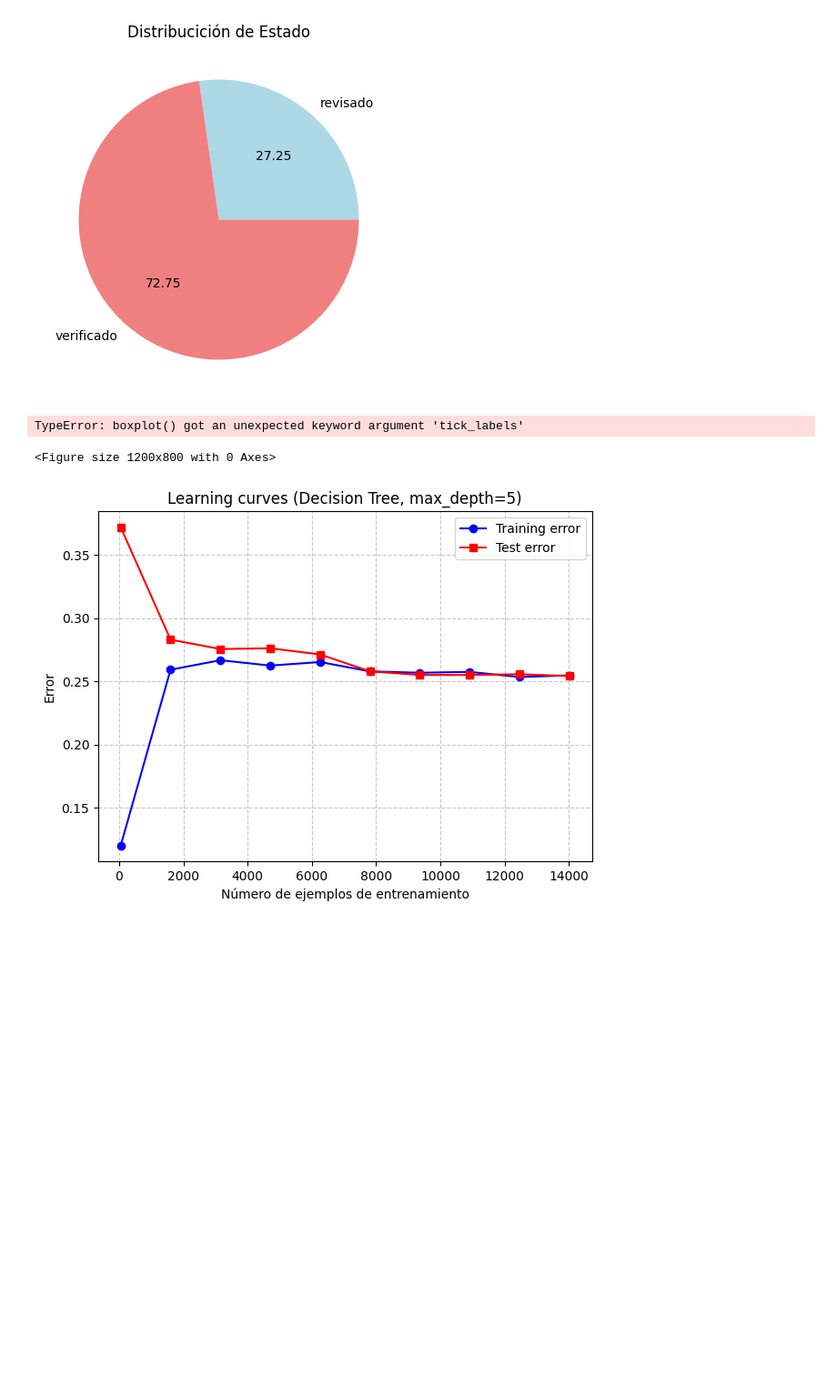
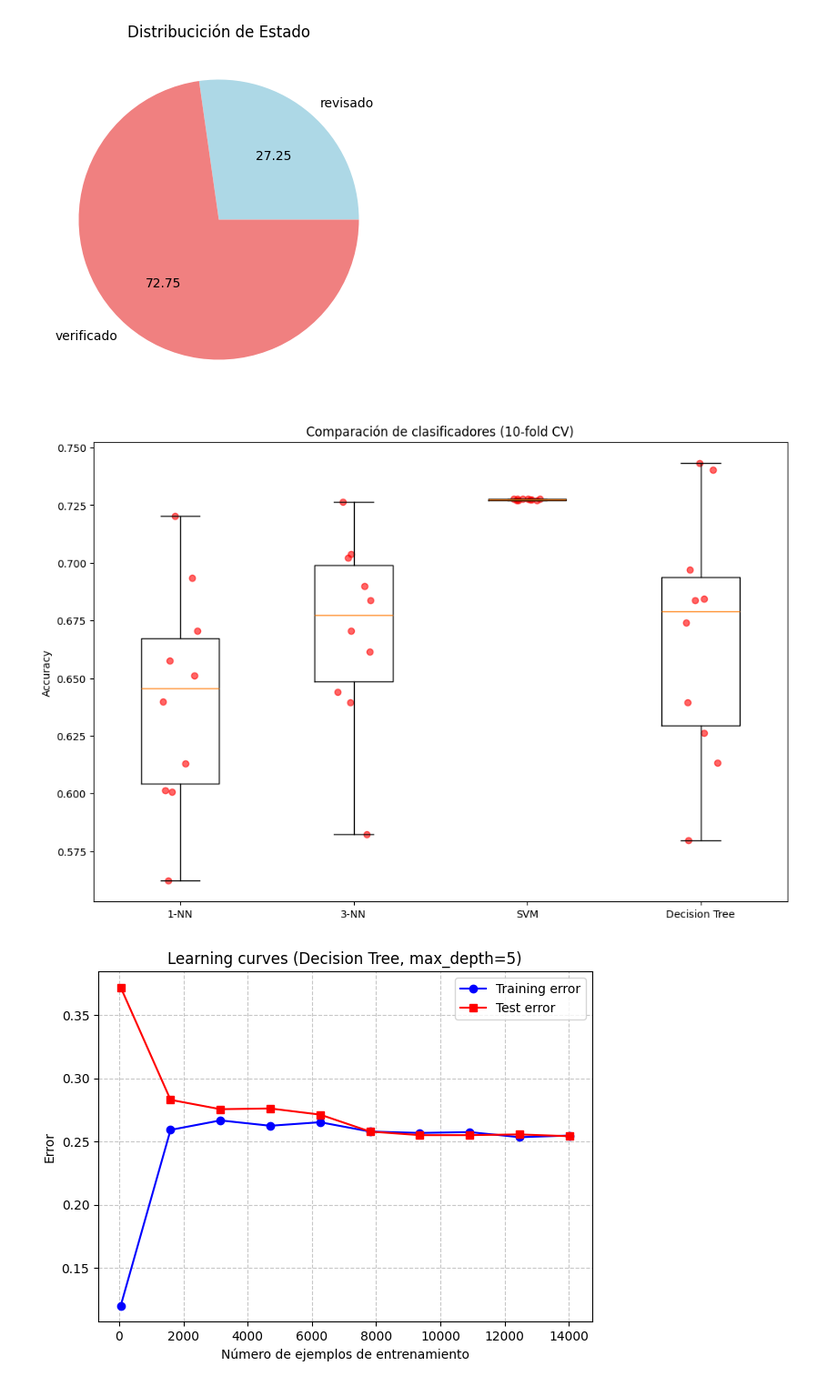
Before and after one commit to SandialanQ/DataScience, a Jupyter notebook: AnálisisdeDatosExamen1.ipynb, the cells around one changed output. Shown at 91% size. Saved outputs shown, nothing was run; the diff lists cells and outputs as text; code cells hidden in the pictures; blank space fills up the shorter version.

```diff
--- a/AnálisisdeDatosExamen1.ipynb
+++ b/AnálisisdeDatosExamen1.ipynb
@@ -229,36 +229,35 @@ classifiers = {
     "1-NN": neighbors.KNeighborsClassifier(n_neighbors=1),
     "3-NN": neighbors.KNeighborsClassifier(n_neighbors=3),
     "SVM": svm.SVC(),
     "Decision Tree": tree.DecisionTreeClassifier()
 }
 
 # Validación cruzada
 n_folds = 10
 acc_r = []
 
 for name, clf in classifiers.items():
     scores = cross_val_score(clf, X_imputed, y_encoded, cv=n_folds, scoring="accuracy")
     acc_r.append(scores)
 
 # Convertir a array: n_folds x n_classifiers
 acc_r = np.array(acc_r).T
 
 # Crear figura
 plt.figure(figsize=(12,8))
-plt.boxplot(acc_r, tick_labels=list(classifiers.keys()))
+plt.boxplot(acc_r, labels=list(classifiers.keys()))
 
 # Agregar puntos individuales con jitter
 n_reps, n_class = acc_r.shape
 for j in range(n_class):
     x_jitter = (j+1) + (np.random.rand(n_reps)-0.5)*0.2  # jitter horizontal
     plt.scatter(x_jitter, acc_r[:, j], color="red", alpha=0.6)
 
 plt.ylabel("Accuracy")
 plt.title(f"Comparación de clasificadores ({n_folds}-fold CV)")
 plt.show()
 # %% [output]
-TypeError: boxplot() got an unexpected keyword argument 'tick_labels'
-<Figure size 1200x800 with 0 Axes>
+[figure, added]
 # %%
 import numpy as np
 import matplotlib.pyplot as plt
```
